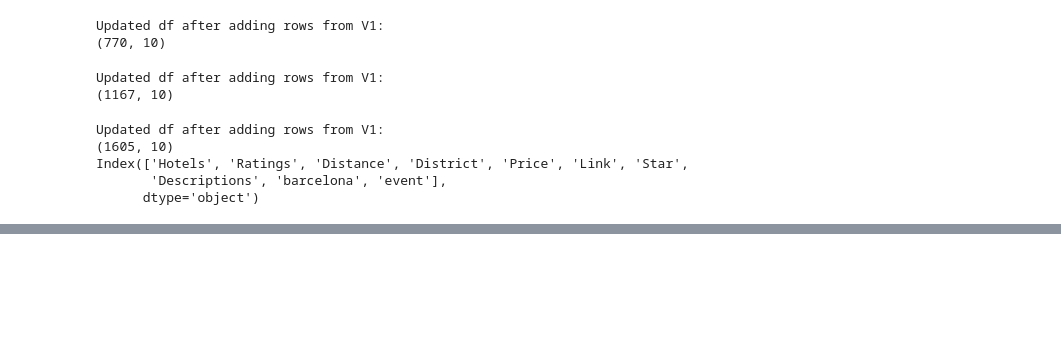
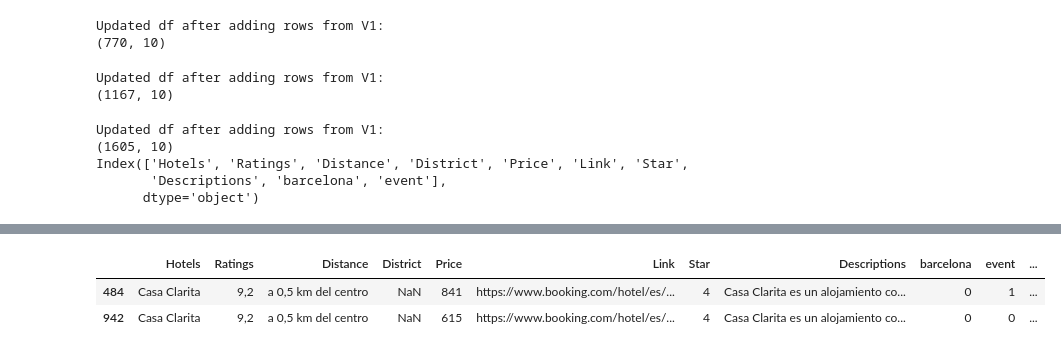
Before and after one commit to mgallon235/Bookings, a Jupyter notebook: Regressions/Regressions_Mobile.ipynb, the cells around one changed output, grey strips where cells are left out. Drawn from its saved outputs; the diff is of its cells as text; code cells hidden in the pictures; blank space fills up the shorter version.

```diff
--- a/Regressions/Regressions_Mobile.ipynb
+++ b/Regressions/Regressions_Mobile.ipynb
@@ -88,3 +106,9 @@ df = pd.DataFrame(df)
+# %%
+df[df['Hotels'] =='Casa Clarita']
+# %% [output]
+|  | Hotels | Ratings | Distance | District | Price | Link | Star | Descriptions | barcelona | event | ... |
+| 484 | Casa Clarita | 9,2 | a 0,5 km del centro | NaN | 841 | https://www.booking.com/hotel/es/... | 4 | Casa Clarita es un alojamiento co... | 0 | 1 | ... |
+| 942 | Casa Clarita | 9,2 | a 0,5 km del centro | NaN | 615 | https://www.booking.com/hotel/es/... | 4 | Casa Clarita es un alojamiento co... | 0 | 0 | ... |
 # %%
 # # Find the 'Price' value when 'Hotels' is equal to 'Ohla Barcelona'
 # ohla_barcelona_price = df.loc[df['Hotels'] == 'Ohla Barcelona', 'Price'].values[0]
```
Also changed, not shown: parts of 14 cells of this notebook.
